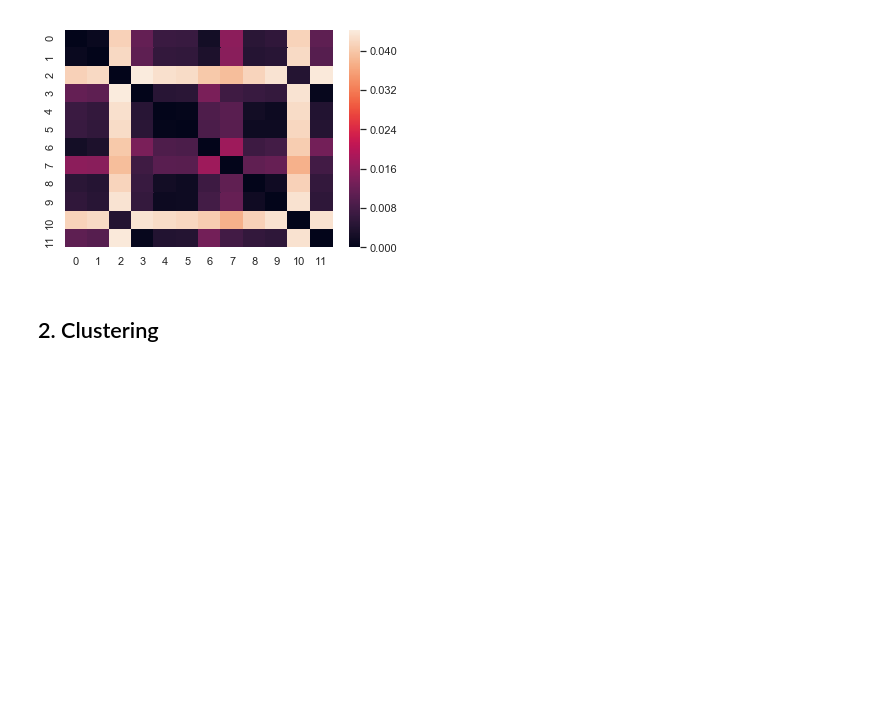
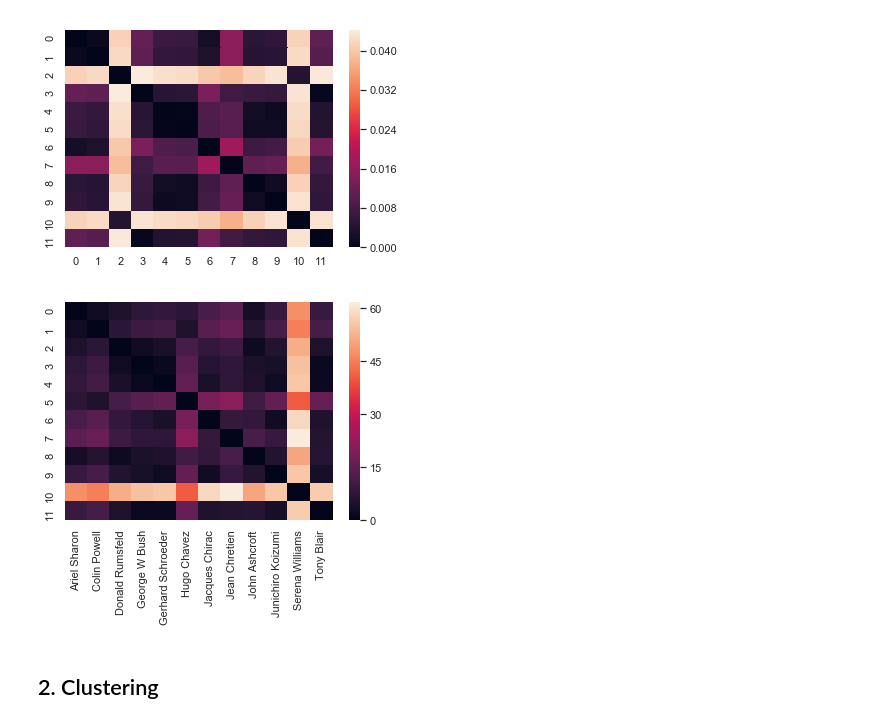
Before and after one commit to yy-nm/mard_learning_mlcourse.ai, a Jupyter notebook: assignment_7/assignment7_pca_clustering.ipynb, the cells around one changed output. Drawn from its saved outputs; the diff is of its cells as text; code cells hidden in the pictures; blank space fills up the shorter version.

```diff
--- a/assignment_7/assignment7_pca_clustering.ipynb
+++ b/assignment_7/assignment7_pca_clustering.ipynb
@@ -318,6 +334,22 @@ sns.heatmap(metrics.euclidean_distances(components_list, components_list))
 # %% [output]
 <matplotlib.axes._subplots.AxesSubplot at 0x...>
 [figure]
+# %%
+pca = PCA(n_components=2, svd_solver='randomized', random_state=1)
+pca.fit(lfw_X_stand)
+
+mean_face_centers = []
+
+for i, name in enumerate(lfw_people.target_names):
+    cloud = pca.transform(lfw_X_stand[lfw_people.target == i])
+    mean_face_centers.append(cloud.mean(axis=0))
+# %%
+from sklearn.metrics import euclidean_distances
+
+sns.heatmap(euclidean_distances(mean_face_centers))
+plt.xticks(np.arange(12) + 0.5, lfw_people.target_names, rotation='vertical');
+# %% [output]
+[figure, added]
 # %% [markdown]
 ## 2. Clustering
 # %% [markdown]
```
Also changed, not shown: parts of 15 cells of this notebook, 1 other file.
